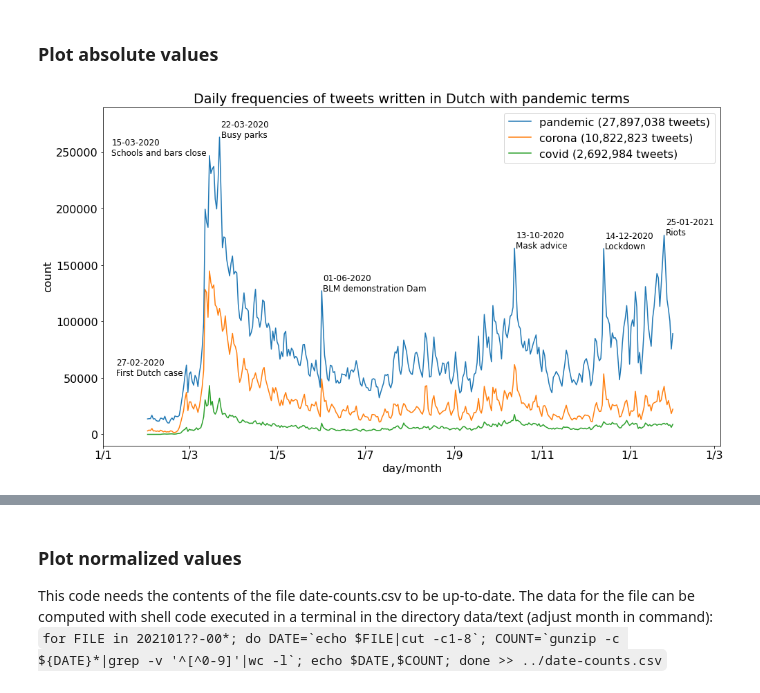
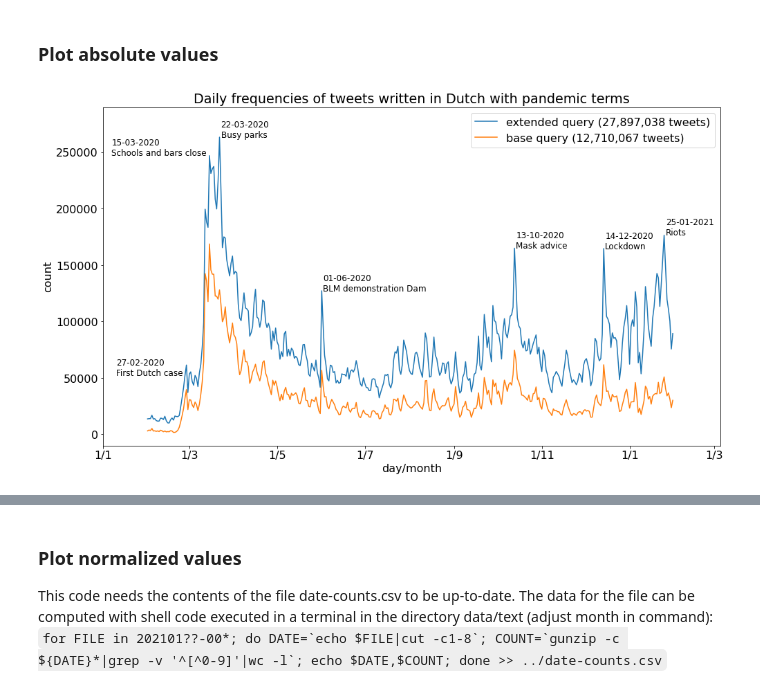
Before and after one commit to puregome/notebooks, a Jupyter notebook: tweet-counts.ipynb, the cells around one changed output, grey strips where cells are left out. Drawn from its saved outputs; the diff is of its cells as text; code cells hidden in the pictures.

Commit message:
added corona+covid query

```diff
--- a/tweet-counts.ipynb
+++ b/tweet-counts.ipynb
@@ -58,6 +58,7 @@ HAPPY = "happy"
 LONELY = "lonely"
 SWEAR = "swear"
 PANDEMIC = "pandemic"
+BASEQUERY = "corona|covid"
 TOPICQUERY = "corona|covid|huisarts|mondkapje|rivm|blijfthuis|flattenthecurve|houvol"
 PANDEMICQUERY = "|".join([TOPICQUERY, r'virus|besmet|ziekenhui|\bic\b|intensive.care|^zorg|vaccin|[^ad]arts|uitbraak|uitbrak|pandemie|ggd|'+
                                       r'mondkapje|quarantaine|\bwho\b|avondklok|variant|verple|sympto|e.golf|mutant|^omt$|umc|hcq|'+
@@ -187,6 +229,7 @@ test = readCounts(TEST)
 topic = readCounts(TOPIC)
 vaccin = readCounts(VACCIN)
 pandemic = readCounts(PANDEMIC)
+baseQuery = readCounts(BASEQUERY)
 # %%
 def deleteLastElement(myDict):
     if myDict: del(myDict[list(myDict.keys())[-1]])
@@ -198,6 +241,7 @@ def processData(dataContainer,queryName):
     return(dataContainer)
 
 if False:
+    baseQuery = processData(baseQuery, BASEQUERY)
     pandemic = processData(pandemic, PANDEMIC)
     avondklok = processData(avondklok, "avondklok")
     corona = processData(corona,"corona")
@@ -216,5 +278,5 @@ if False:
 # %%
-data = pandemic
+data = baseQuery
 monthCounts = {}
 for date in data:
     month = str(date)[0:6]
@@ -319,43 +381,44 @@ font = {"size":16}
 matplotlib.rc("font",**font)
 plt.figure(figsize=(16,9))
 ax1 = plt.subplot(111)
-ax1.plot_date(stringArrayToDates(pandemic.keys()),list(pandemic.values()),xdate=True,fmt="-",label=makeLabel(PANDEMIC,pandemic))
+ax1.plot_date(stringArrayToDates(pandemic.keys()),list(pandemic.values()),xdate=True,fmt="-",label=makeLabel("extended query",pandemic))
 #ax1.plot_date(stringArrayToDates(topic.keys()),list(topic.values()),xdate=True,fmt="-",label=makeLabel(TOPIC,topic))
-ax1.plot_date(stringArrayToDates(corona.keys()),list(corona.values()),xdate=True,fmt="-",label=makeLabel("corona",corona))
-ax1.plot_date(stringArrayToDates(covid.keys()),list(covid.values()),xdate=True,fmt="-",label=makeLabel("covid",covid))
+#ax1.plot_date(stringArrayToDates(corona.keys()),list(corona.values()),xdate=True,fmt="-",label=makeLabel("corona",corona))
+#ax1.plot_date(stringArrayToDates(covid.keys()),list(covid.values()),xdate=True,fmt="-",label=makeLabel("covid",covid))
 #ax1.plot_date(stringArrayToDates(rivm.keys()),list(rivm.values()),xdate=True,fmt="-",label=makeLabel("rivm",rivm))
 #ax1.plot_date(stringArrayToDates(lockdown.keys()),list(lockdown.values()),xdate=True,fmt="-",label=makeLabel(LOCKDOWN,lockdown))
 #ax1.plot_date(stringArrayToDates(distance.keys()),list(distance.values()),xdate=True,fmt="-",label=makeLabel(DISTANCE,distance))
 #ax1.plot_date(stringArrayToDates(mondkapje.keys()),list(mondkapje.values()),xdate=True,fmt="-",label=makeLabel("mondkapje",mondkapje))
 #ax1.plot_date(stringArrayToDates(vaccin.keys()),list(vaccin.values()),xdate=True,fmt="-",label=makeLabel("vaccin",vaccin))
 #ax1.plot_date(stringArrayToDates(test.keys()),list(test.values()),xdate=True,fmt="-",label=makeLabel("test",test))
 #ax1.plot_date(stringArrayToDates(ik.keys()),list(ik.values()),xdate=True,fmt="-",label=makeLabel("ik",ik))
 #ax1.plot_date(stringArrayToDates(avondklok.keys()),list(avondklok.values()),xdate=True,fmt="-",label=makeLabel("avondklok",avondklok))
 #ax1.plot_date(stringArrayToDates(happy.keys()),list(happy.values()),xdate=True,fmt="-",label=makeLabel("happy",happy))
 #ax1.plot_date(stringArrayToDates(lonely.keys()),list(lonely.values()),xdate=True,fmt="-",label=makeLabel("lonely",lonely))
 #ax1.plot_date(stringArrayToDates(swear.keys()),list(swear.values()),xdate=True,fmt="-",label=makeLabel("swear",swear))
+ax1.plot_date(stringArrayToDates(baseQuery.keys()),list(baseQuery.values()),xdate=True,fmt="-",label=makeLabel("base query",baseQuery))
 
 ax1.xaxis.set_major_formatter(mdates.DateFormatter("%-d/%-m"))
 dummy = ax1.legend(bbox_to_anchor=(1,1))#, loc="upper left")
 plt.title("Daily frequencies of tweets written in Dutch with pandemic terms")
 plt.xlabel("day/month")
 plt.ylabel("count")
 #plt.yscale("log")
 plt.ylim((-10000,290000))
 plt.xlim((datetime.strptime("20200101", DATEFORMATPLOT), datetime.strptime("20210305", DATEFORMATPLOT)))
 for tuple_data in [["20200110",  52189, "27-02-2020\nFirst Dutch case"],
                    ["20200107", 246977, "15-03-2020\nSchools and bars close"],
                    ["20200323", 263330, "22-03-2020\nBusy parks"],
                    ["20200602", 127236, "01-06-2020\nBLM demonstration Dam"],
                    ["20201014", 164966, "13-10-2020\nMask advice"],
                    ["20201215", 164705, "14-12-2020\nLockdown"],
                    ["20210126", 176460, "25-01-2021\nRiots"],
                   ]:
     plt.text(datetime.strptime(tuple_data[0], DATEFORMATPLOT), tuple_data[1], tuple_data[2], fontsize=12)
 plt.savefig(PLOTFILEOUT)
 plt.show()
 # %% [output]
-[figure, old version]
+[figure, new version]
 # %%
 {date:pandemic[date] for date in sorted(pandemic.keys(), key=lambda date:pandemic[date], reverse=True) if re.search("^202003", str(date))}
 # %% [output]
```
Also changed, not shown: parts of 6 cells of this notebook.
